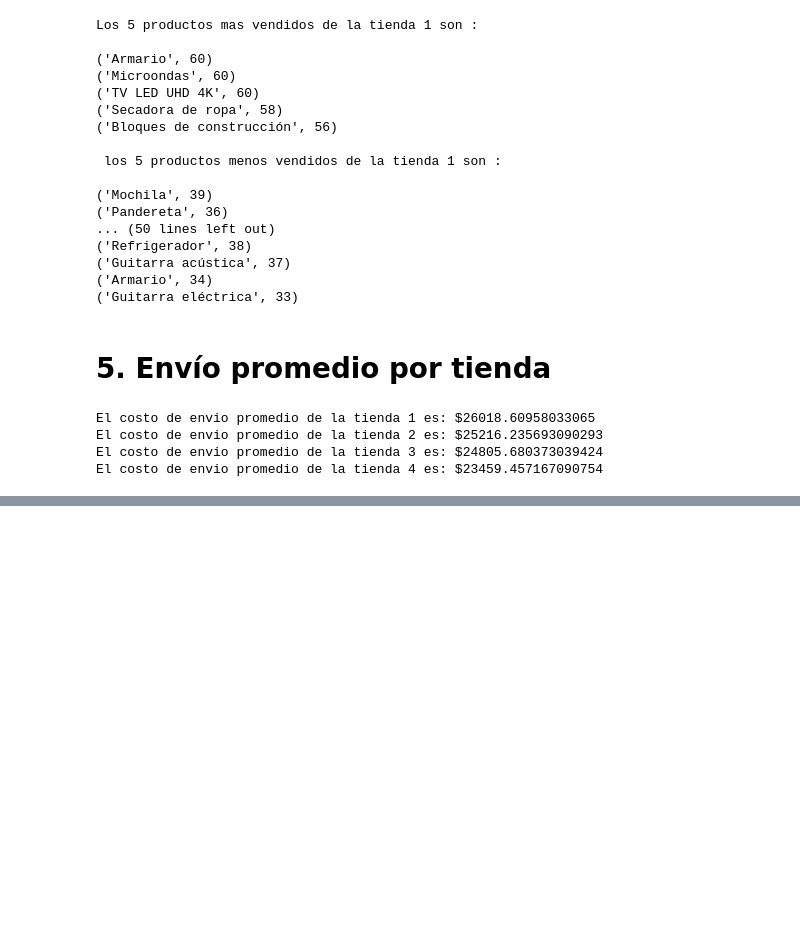
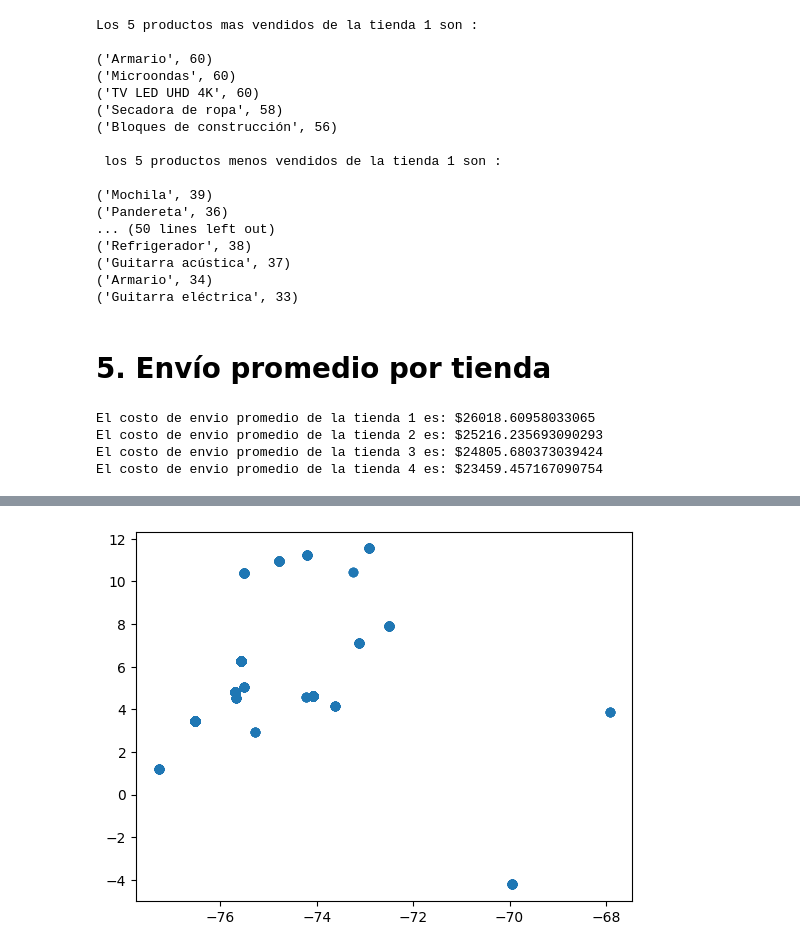
Before and after one commit to veterydaisy/AluraStore, a Jupyter notebook: AluraStoreLatam.ipynb, the cells around one changed output, grey strips where cells are left out. Drawn from its saved outputs; the diff is of its cells as text; code cells hidden in the pictures; blank space fills up the shorter version.

```diff
--- a/AluraStoreLatam.ipynb
+++ b/AluraStoreLatam.ipynb
@@ -340,0 +353,11 @@ El costo de envio promedio de la tienda 4 es: $23459.457167090754
+# %%
+#latitud tienda 1 , hacemos un listado
+lat_tienda_1 = tienda['lat'].tolist()
+print(lat_tienda_1)
+
+#longitud tienda 1
+lon_tienda_1 = tienda['lon'].tolist()
+print(lon_tienda_1)
+
+ciudades_tienda_1 = tienda['Lugar de Compra'].tolist()
+print(ciudades_tienda_1)
@@ -340,0 +371,5 @@ El costo de envio promedio de la tienda 4 es: $23459.457167090754
+# %%
+plt.scatter(lon_tienda_1, lat_tienda_1)
+plt.show()
+# %% [output]
+[figure, added]
```
Also changed, not shown: parts of 5 cells of this notebook.
